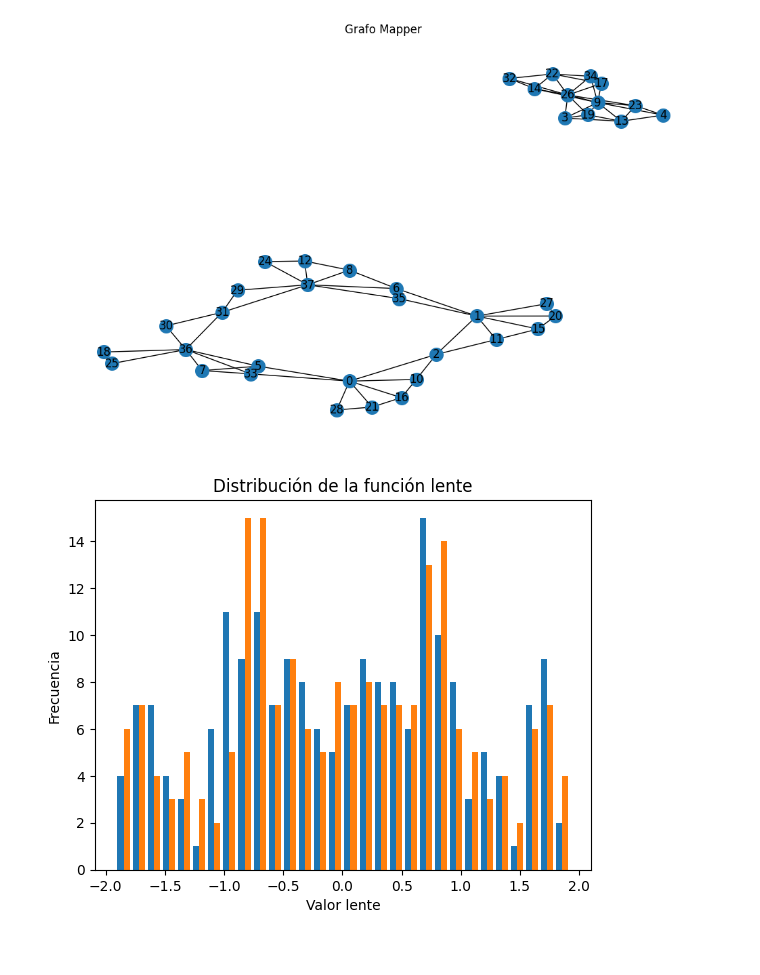
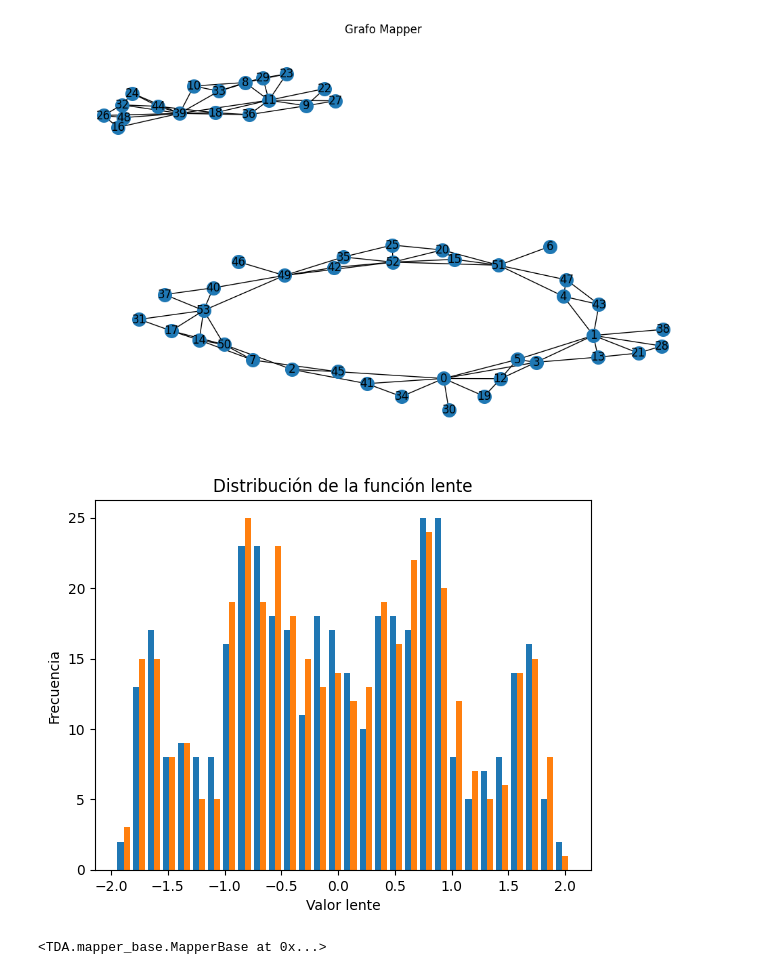
Before and after one commit to DiegoVilla03/Topological-Data-Analysis, a Jupyter notebook: rings.ipynb, the cells around one changed output. Saved outputs shown, nothing was run; the diff lists cells and outputs as text; code cells hidden in the pictures.

```diff
--- a/rings.ipynb
+++ b/rings.ipynb
@@ -6,7 +6,7 @@ import matplotlib.pyplot as plt
 import numpy as np
 from sklearn.preprocessing import StandardScaler
 # %%
-X, y = make_circles(n_samples=200, factor=0.5, noise=0.05, random_state=42)
+X, y = make_circles(n_samples=400, factor=0.5, noise=0.05, random_state=42)
 X = StandardScaler().fit_transform(X)
 
 plt.scatter(X[:, 0], X[:, 1], c=y, cmap='viridis')
@@ -19,12 +19,12 @@ def radial_lens(x):
     return np.linalg.norm(X, axis=1)
 # %%
 def simple_lens(x):
-    return x
+    return x[0:]
 # %%
 mapper_r = Mapper(
     lens_func=radial_lens,
-    n_intervals=11,
-    overlap=0.4,
+    n_intervals=4,
+    overlap=0.3,
     clusterer=DBSCAN(eps=3, min_samples=3),
     nerve_order= 3
 )
@@ -41,17 +41,21 @@ mapper_r.nerve
 # %%
 mapper_r = Mapper(
     lens_func=simple_lens,
-    n_intervals=8,
-    overlap=0.2,
-    clusterer=DBSCAN(eps=0.4, min_samples=3),
-    nerve_order= 5
+    n_intervals=11,
+    overlap=0.1,
+    clusterer=DBSCAN(eps=0.25, min_samples=3),
+    nerve_order= 3
 )
 
 mapper_r.fit(X)
 mapper_r.plot(figsize=(10, 6))
 # %% [output]
-[figure, old version]
+[figure, new version]
-[figure, old version]
+[figure, new version]
+# %%
+mapper_r.base
+# %% [output]
+<TDA.mapper_base.MapperBase at 0x...>
 # %%
 mapper_r.nerve
 # %% [output]
```
Also changed, not shown: parts of 5 cells of this notebook, 1 other file.
